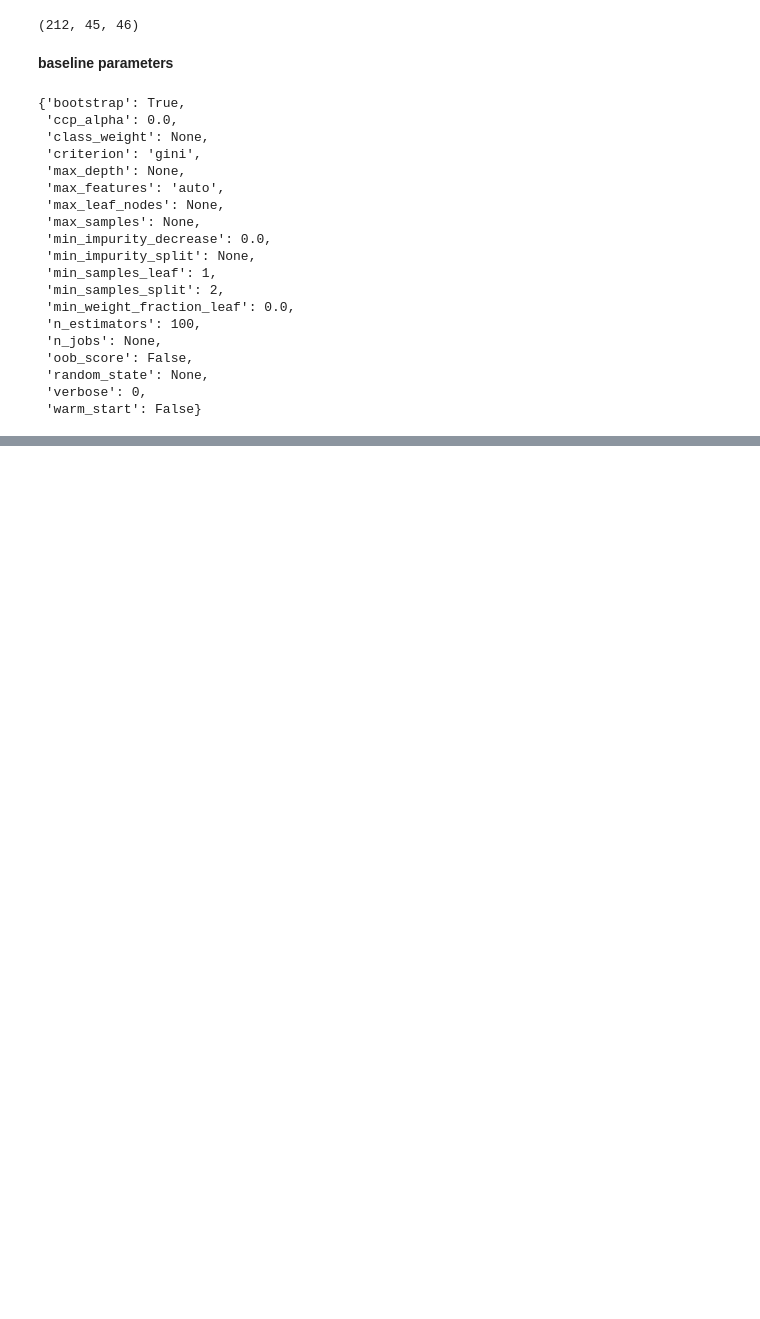
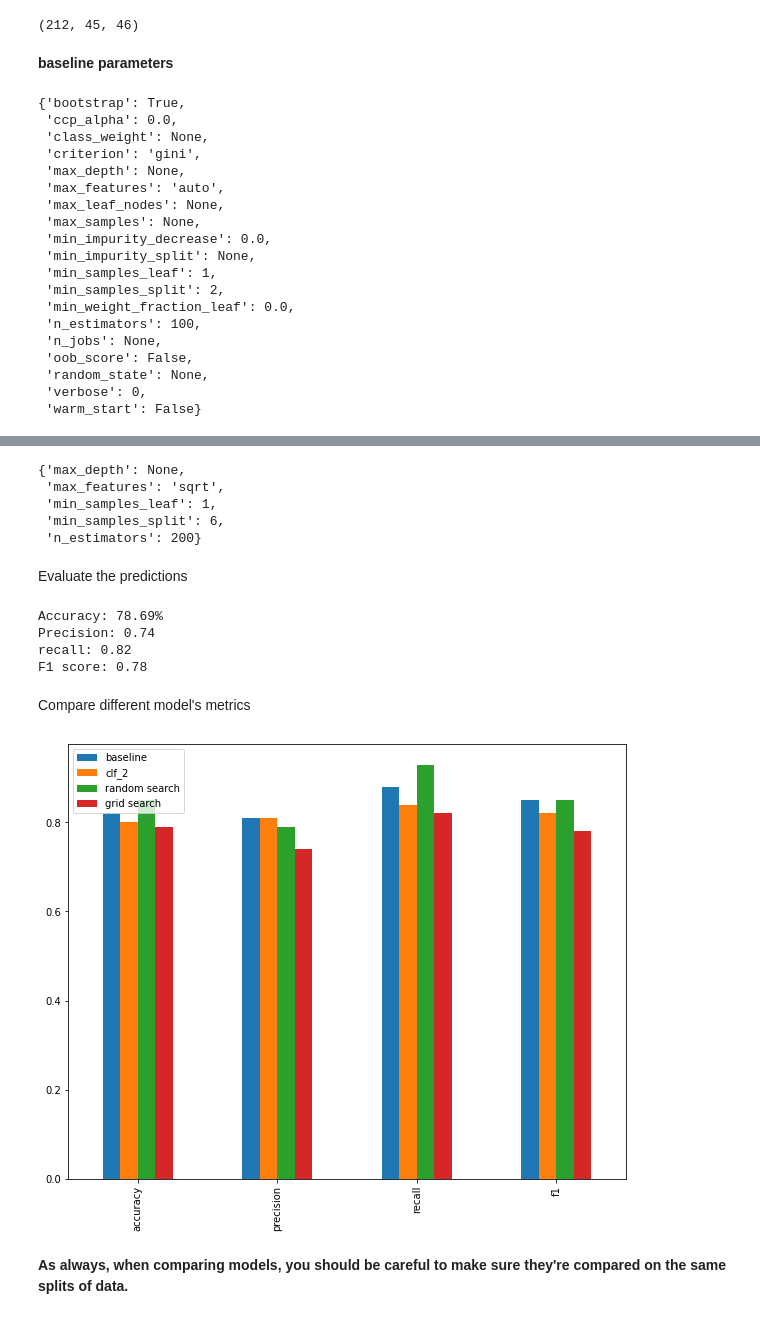
Before and after one commit to Tower5954/SciKit-Learn_Intro, a Jupyter notebook: 5. Improve a model.ipynb, the cells around one changed output, grey strips where cells are left out. Cells and saved outputs as stored; diff of their text form; code cells hidden in the pictures; blank space fills up the shorter version.

```diff
--- a/5. Improve a model.ipynb
+++ b/5. Improve a model.ipynb
@@ -203,0 +294,2 @@ F1 score: 0.86
+# %%
+rs_metrics = evaluate_preds(y_test, rs_y_preds)
@@ -203,0 +322,28 @@ F1 score: 0.86
+# %%
+from sklearn.model_selection import GridSearchCV, train_test_split
+
+np.random.seed(42)
+
+# Split into X and y
+
+X = heart_disease_shuffled.drop('target', axis=1)
+y = heart_disease_shuffled['target']
+
+# Split into train and test sets
+
+X_train, X_test, y_train, y_test = train_test_split(X, y, test_size=0.2)
+
+# Instantiate RandomForestClassifier
+
+clf = RandomForestClassifier(n_jobs=1)
+
+# Set up GridSearchCV
+
+gs_clf = GridSearchCV(estimator=clf,
+                            param_grid=grid_2,
+                            cv=5,
+                            verbose=2)
+
+# Fit the GridSearchCV version of clf
+
+gs_clf.fit(X_train, y_train)
@@ -203,0 +373,33 @@ F1 score: 0.86
+# %%
+gs_clf.best_params_
+# %% [output]
+{'max_depth': None,
+ 'max_features': 'sqrt',
+ 'min_samples_leaf': 1,
+ 'min_samples_split': 6,
+ 'n_estimators': 200}
+# %%
+gs_y_preds = gs_clf.predict(X_test)
+# %% [markdown]
+Evaluate the predictions
+# %%
+gs_metrics = evaluate_preds(y_test, gs_y_preds)
+# %% [output]
+Accuracy: 78.69%
+Precision: 0.74
+recall: 0.82
+F1 score: 0.78
+# %% [markdown]
+Compare different model's metrics
+# %%
+compare_metrics = pd.DataFrame({'baseline': baseline_metrics,
+                                'clf_2': clf_2.metrics,
+                                'random search': rs_metrics,
+                                'grid search': gs_metrics
+                                })
+
+compare_metrics.plot.bar(figsize=(10,8));
+# %% [output]
+[figure, added]
+# %% [markdown]
+**As always, when comparing models, you should be careful to make sure they're compared on the same splits of data.**
```
Also changed, not shown: parts of 21 cells of this notebook.
